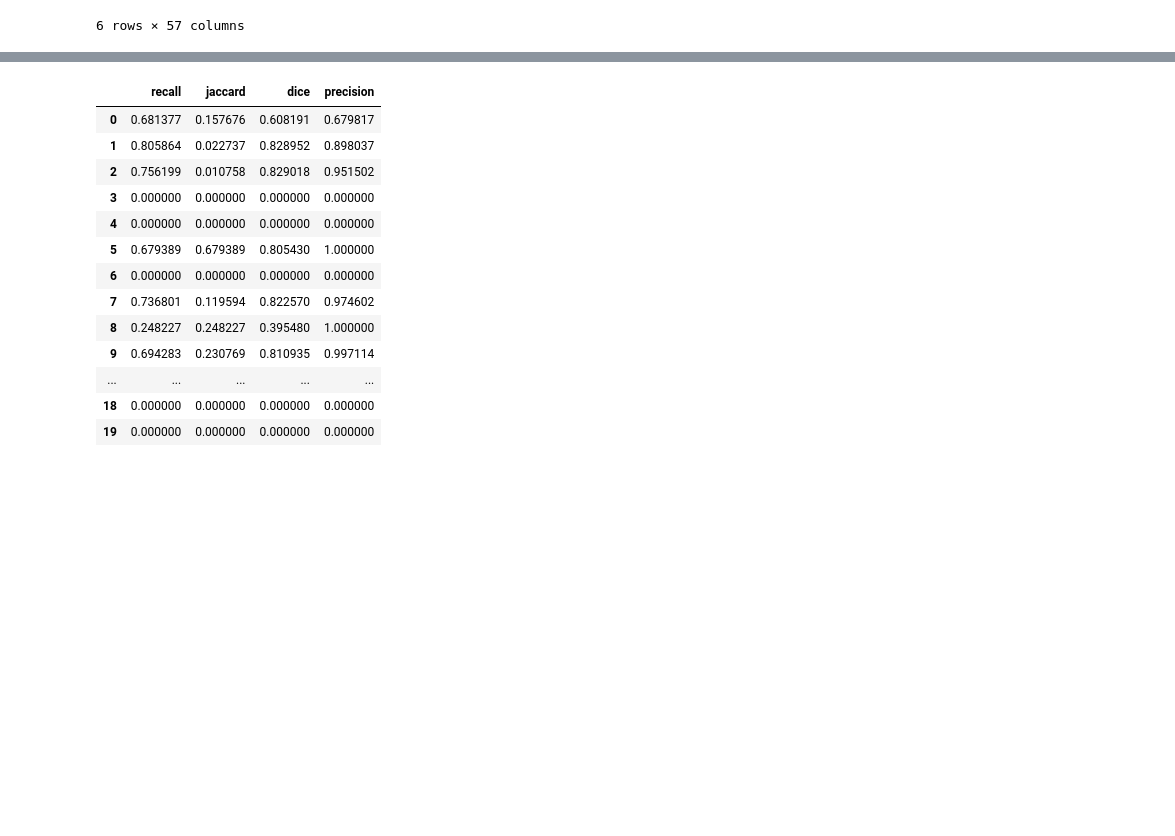
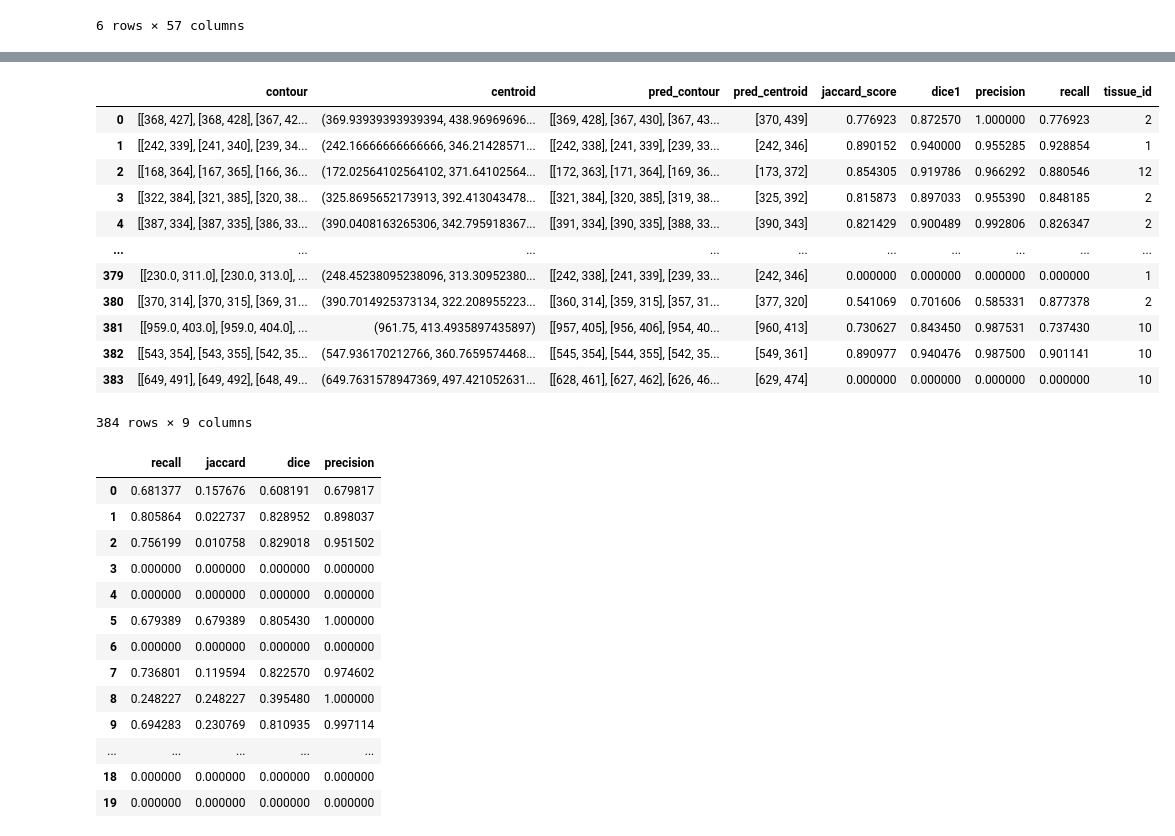
Before and after one commit to Wirtz-Lab/wsi_analysis, a Jupyter notebook: kyu/under_development/evaluate_hovernet.ipynb, the cells around one changed output, grey strips where cells are left out. Cells and saved outputs as stored; diff of their text form; code cells hidden in the pictures; blank space fills up the shorter version.

```diff
--- a/kyu/under_development/evaluate_hovernet.ipynb
+++ b/kyu/under_development/evaluate_hovernet.ipynb
@@ -318,0 +552,43 @@ tissue_region_scores.to_csv('./overall.csv')
+# %%
+
+#assign tissue id to each nuclei
+ids = []
+for idx, row in linked_df.iterrows():
+    cent = tuple(np.round(row['centroid']).astype("int32"))
+    id = m_arr[cent]
+    ids.append(id)
+
+linked_df['tissue_id']=ids
+
+
+
+#this is used to calculate each individual tissue region's mean scores
+tissue_region_count = np.zeros(shape=(len(tissue_id),4))
+temp_tissue_region_scores = pd.DataFrame(0.0, index=tissue_id, columns=scores_name)
+
+#iterate through dataframe again to calculate tissue region's mean scores
+for idx,row in linked_df.iterrows():
+    id = row['tissue_id']
+    temp_tissue_region_scores.iloc[id]['jaccard'] += row['jaccard_score']
+    if(row['jaccard_score'] != 0):
+        tissue_region_count[id][0] += 1
+    temp_tissue_region_scores.iloc[id]['dice'] += row['dice1']
+    if(row['dice1'] != 0):
+        tissue_region_count[id][1] += 1
+    temp_tissue_region_scores.iloc[id]['precision'] += row['precision']
+    if(row['precision'] != 0):
+        tissue_region_count[id][2] += 1
+    temp_tissue_region_scores.iloc[id]['recall'] += row['recall']
+    if(row['recall'] != 0):
+        tissue_region_count[id][3] += 1
+
+for idx, row in temp_tissue_region_scores.iterrows():
+
+    if(tissue_region_count[idx][0] != 0):
+        row['jaccard']  = row['jaccard'] / tissue_region_count[idx][0]
+    if(tissue_region_count[idx][1] != 0):
+        row['dice']  = row['dice'] / tissue_region_count[idx][1]
+    if(tissue_region_count[idx][2] != 0):
+        row['precision']  = row['precision'] / tissue_region_count[idx][2]
+    if(tissue_region_count[idx][3] != 0):
+        row['recall']  = row['recall'] / tissue_region_count[idx][3]
@@ -319,3 +617,19 @@ tissue_region_scores.to_csv('./overall.csv')
+# %%
+linked_df
+# %% [output]
+|  | contour | centroid | pred_contour | pred_centroid | jaccard_score | dice1 | precision | recall | tissue_id |
+| 0 | [[368, 427], [368, 428], [367, 42... | (369.93939393939394, 438.96969696... | [[369, 428], [367, 430], [367, 43... | [370, 439] | 0.776923 | 0.872570 | 1.000000 | 0.776923 | 2 |
+| 1 | [[242, 339], [241, 340], [239, 34... | (242.16666666666666, 346.21428571... | [[242, 338], [241, 339], [239, 33... | [242, 346] | 0.890152 | 0.940000 | 0.955285 | 0.928854 | 1 |
+| 2 | [[168, 364], [167, 365], [166, 36... | (172.02564102564102, 371.64102564... | [[172, 363], [171, 364], [169, 36... | [173, 372] | 0.854305 | 0.919786 | 0.966292 | 0.880546 | 12 |
+| 3 | [[322, 384], [321, 385], [320, 38... | (325.8695652173913, 392.413043478... | [[321, 384], [320, 385], [319, 38... | [325, 392] | 0.815873 | 0.897033 | 0.955390 | 0.848185 | 2 |
+| 4 | [[387, 334], [387, 335], [386, 33... | (390.0408163265306, 342.795918367... | [[391, 334], [390, 335], [388, 33... | [390, 343] | 0.821429 | 0.900489 | 0.992806 | 0.826347 | 2 |
+| ... | ... | ... | ... | ... | ... | ... | ... | ... | ... |
+| 379 | [[230.0, 311.0], [230.0, 313.0], ... | (248.45238095238096, 313.30952380... | [[242, 338], [241, 339], [239, 33... | [242, 346] | 0.000000 | 0.000000 | 0.000000 | 0.000000 | 1 |
+| 380 | [[370, 314], [370, 315], [369, 31... | (390.7014925373134, 322.208955223... | [[360, 314], [359, 315], [357, 31... | [377, 320] | 0.541069 | 0.701606 | 0.585331 | 0.877378 | 2 |
+| 381 | [[959.0, 403.0], [959.0, 404.0], ... | (961.75, 413.4935897435897) | [[957, 405], [956, 406], [954, 40... | [960, 413] | 0.730627 | 0.843450 | 0.987531 | 0.737430 | 10 |
+| 382 | [[543, 354], [543, 355], [542, 35... | (547.936170212766, 360.7659574468... | [[545, 354], [544, 355], [542, 35... | [549, 361] | 0.890977 | 0.940476 | 0.987500 | 0.901141 | 10 |
+| 383 | [[649, 491], [649, 492], [648, 49... | (649.7631578947369, 497.421052631... | [[628, 461], [627, 462], [626, 46... | [629, 474] | 0.000000 | 0.000000 | 0.000000 | 0.000000 | 10 |
+384 rows × 9 columns
 # %%
 #delete eveything after this line
 # %%
```
Also changed, not shown: parts of 8 cells of this notebook.
